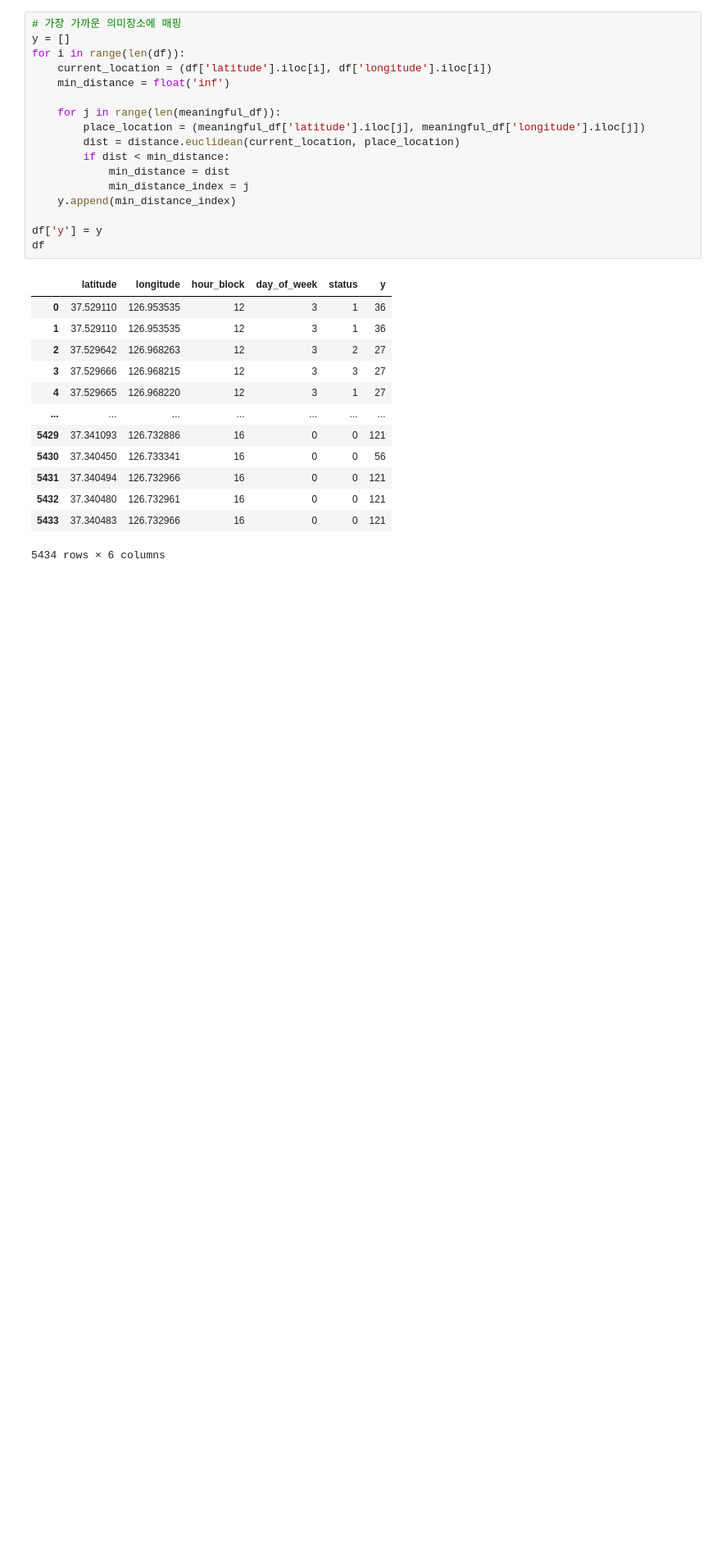
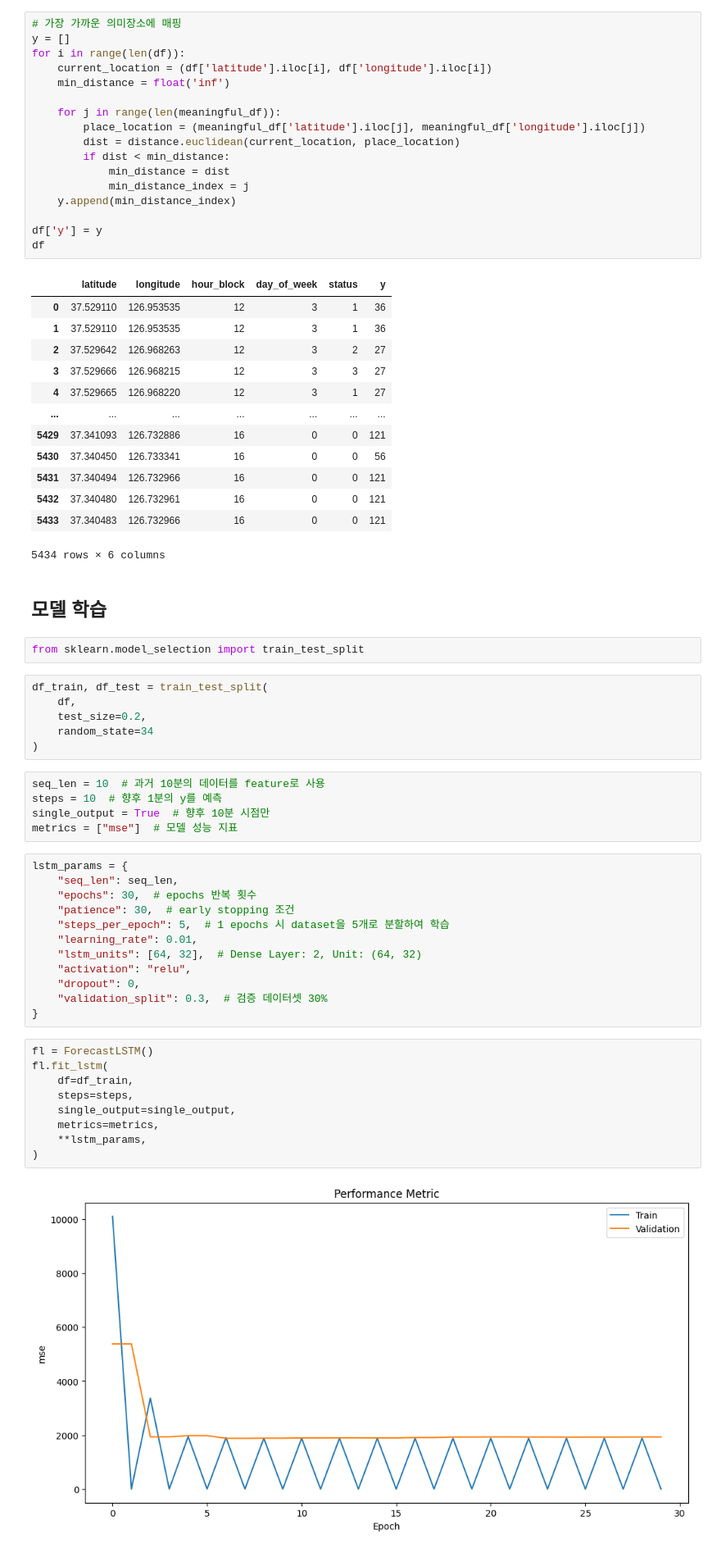
Before and after one commit to kyujin0911/YooDoRi, a Jupyter notebook: ai/LocationPredict.ipynb, the cells around one changed output. Shown at 82% size. Cells and saved outputs as stored; diff of their text form; blank space fills up the shorter version.

```diff
--- a/ai/LocationPredict.ipynb
+++ b/ai/LocationPredict.ipynb
@@ -633,3 +633,41 @@ df
 | 5432 | 37.340480 | 126.732961 | 16 | 0 | 0 | 121 |
 | 5433 | 37.340483 | 126.732966 | 16 | 0 | 0 | 121 |
 5434 rows × 6 columns
+# %% [markdown]
+<h2>모델 학습
+# %%
+from sklearn.model_selection import train_test_split
+# %%
+df_train, df_test = train_test_split(
+    df,
+    test_size=0.2,
+    random_state=34
+)
+# %%
+seq_len = 10  # 과거 10분의 데이터를 feature로 사용
+steps = 10  # 향후 1분의 y를 예측
+single_output = True  # 향후 10분 시점만
+metrics = ["mse"]  # 모델 성능 지표
+# %%
+lstm_params = {
+    "seq_len": seq_len,
+    "epochs": 30,  # epochs 반복 횟수
+    "patience": 30,  # early stopping 조건
+    "steps_per_epoch": 5,  # 1 epochs 시 dataset을 5개로 분할하여 학습
+    "learning_rate": 0.01,
+    "lstm_units": [64, 32],  # Dense Layer: 2, Unit: (64, 32)
+    "activation": "relu",
+    "dropout": 0,
+    "validation_split": 0.3,  # 검증 데이터셋 30%
+}
+# %%
+fl = ForecastLSTM()
+fl.fit_lstm(
+    df=df_train,
+    steps=steps,
+    single_output=single_output,
+    metrics=metrics,
+    **lstm_params,
+)
+# %% [output]
+[figure, added]
```
Also changed, not shown: parts of 1 cell of this notebook.
